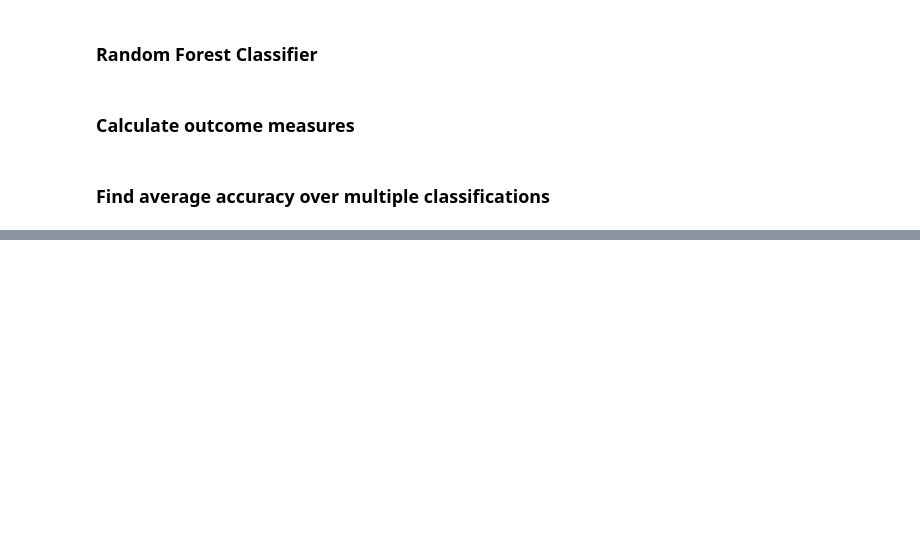
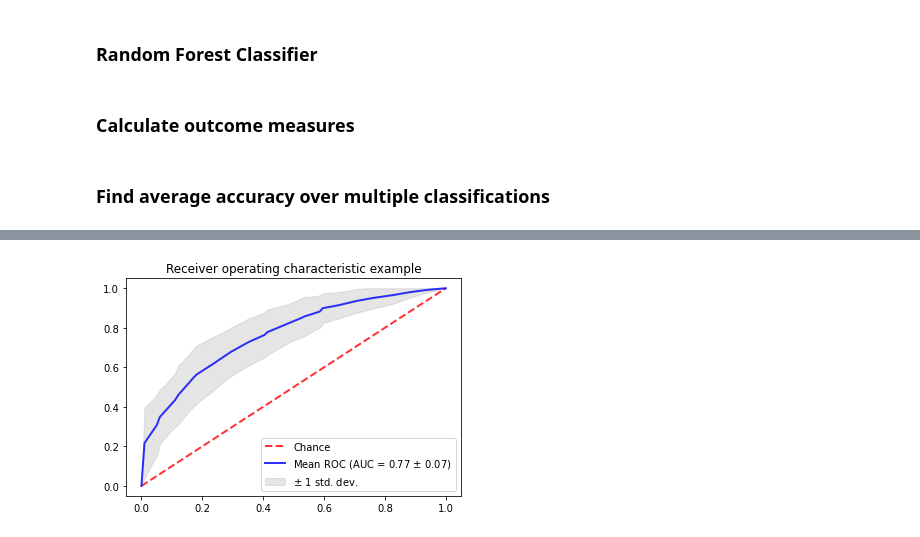
Before and after one commit to vagmarting/TM10007_Group_8, a Jupyter notebook: main.ipynb, the cells around one changed output, grey strips where cells are left out. Cells and saved outputs as stored; diff of their text form; code cells hidden in the pictures; blank space fills up the shorter version.

```diff
--- a/main.ipynb
+++ b/main.ipynb
@@ -366,0 +442,32 @@ Area Under Curve = 0.57
+# %%
+ax.plot([0, 1], [0, 1], linestyle="--", lw=2, color="r", label="Chance", alpha=0.8)
+mean_tpr = np.mean(tprs, axis=0)
+mean_tpr[-1] = 1.0
+mean_auc = np.mean(aucs)
+std_auc = np.std(aucs)
+ax.plot(
+    mean_fpr,
+    mean_tpr,
+    color="b",
+    label=rf"Mean ROC (AUC = {np.round(mean_auc,2)} $\pm$ {np.round(std_auc,2)})",
+    lw=2,
+    alpha=0.8,
+)
+
+std_tpr = np.std(tprs, axis=0)
+tprs_upper = np.minimum(mean_tpr + std_tpr, 1)
+tprs_lower = np.maximum(mean_tpr - std_tpr, 0)
+ax.fill_between(
+    mean_fpr,
+    tprs_lower,
+    tprs_upper,
+    color="grey",
+    alpha=0.2,
+    label=r"$\pm$ 1 std. dev.",
+)
+
+ax.set_title("Receiver operating characteristic example")
+ax.legend(loc="lower right")
+plt.show()
+# %% [output]
+[figure, added]
```
Also changed, not shown: parts of 7 cells of this notebook.
